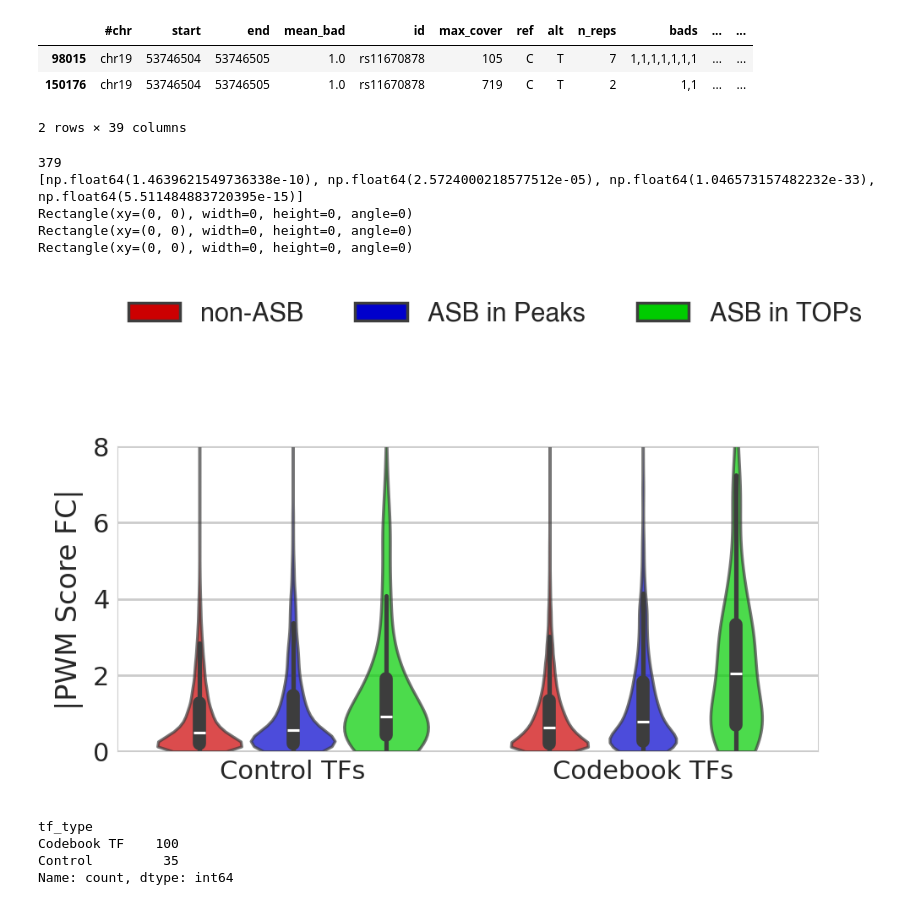
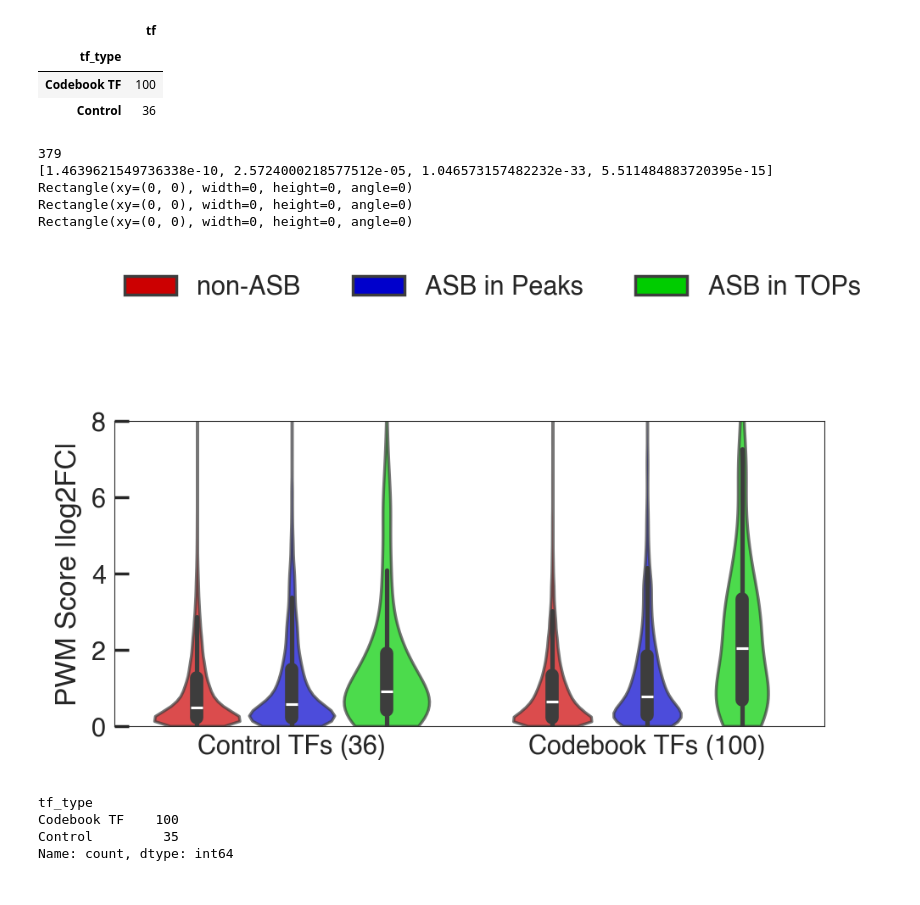
Before and after one commit to autosome-ru/perspectives-on-codebook-allele-specificity, a Jupyter notebook: AS_CHS_GHTS/notebooks/02_TOP_analysis_plot.ipynb, the cells around one changed output. Saved outputs shown, nothing was run; the diff lists cells and outputs as text; code cells hidden in the pictures.

```diff
--- a/AS_CHS_GHTS/notebooks/02_TOP_analysis_plot.ipynb
+++ b/AS_CHS_GHTS/notebooks/02_TOP_analysis_plot.ipynb
@@ -87,11 +87,11 @@ df.query('fdr_comb_pval < 0.05 & top').groupby('id').count().sort_values(by='sta
 10 rows × 38 columns
 # %%
-df.query('id == "rs11670878" & fdr_comb_pval < 0.05')
+df[['tf', 'tf_type']].drop_duplicates().groupby('tf_type').count()
 # %% [output]
-|  | #chr | start | end | mean_bad | id | max_cover | ref | alt | n_reps | bads | ... | ... |
-| 98015 | chr19 | 53746504 | 53746505 | 1.0 | rs11670878 | 105 | C | T | 7 | 1,1,1,1,1,1,1 | ... | ... |
-| 150176 | chr19 | 53746504 | 53746505 | 1.0 | rs11670878 | 719 | C | T | 2 | 1,1 | ... | ... |
+|  | tf |
+| tf_type |  |
+| Codebook TF | 100 |
+| Control | 36 |
-2 rows × 39 columns
 # %%
 from scipy.stats import mannwhitneyu
 
@@ -132,9 +132,10 @@ for tftype in order:
     pvalues.append(compare(mini_dfs[1], mini_dfs[2], tftype))
 print(pvalues)
 maxi_df = pd.concat(mini_dfs, ignore_index=True)
+maxi_df.to_csv('raw_figure_tables/b.tsv', sep='\t', index=False)
 
 y_var = ['comb_es', 'Effect Size']
-y_var = ['motif_fc', '|PWM Score FC|']
+y_var = ['motif_fc', 'PWM Score |log2FC|']
 plt.ylim([0, 8])
 viol = sns.violinplot(
     data=maxi_df,
@@ -142,36 +143,36 @@ viol = sns.violinplot(
     y=y_var[0],
     hue='tag',
     ax=ax,
     order=order,
     hue_order=tags_order,
     gap=0.1,
     zorder=2,
     #fliersize=0,
     cut=0,
     palette=palette,
     saturation=1,
 )
 for violin in (viol.collections):
     violin.set_alpha(0.7)
     bbox = violin.get_tightbbox()
 
 
 for patch, pvalue in zip(viol.patches, pvalues):
     print(patch)
-plt.xticks([0, 1], labels=['Control TFs', 'Codebook TFs'])
+plt.xticks([0, 1], labels=['Control TFs (36)', 'Codebook TFs (100)'])
 ax.tick_params(axis="y", direction="in")
 ax.tick_params(axis="x", direction="in", length=0)
 ax.set_ylabel(y_var[1])
 ax.set_xlabel(None)
 plt.legend(frameon=False, loc=[0, 1.36], ncol=3)
 plt.savefig('figures/peaks_es.pdf', bbox_inches='tight')
 # %% [output]
 379
-[np.float64(1.4639621549736338e-10), np.float64(2.5724000218577512e-05), np.float64(1.046573157482232e-33), np.float64(5.511484883720395e-15)]
+[1.4639621549736338e-10, 2.5724000218577512e-05, 1.046573157482232e-33, 5.511484883720395e-15]
 Rectangle(xy=(0, 0), width=0, height=0, angle=0)
 Rectangle(xy=(0, 0), width=0, height=0, angle=0)
 Rectangle(xy=(0, 0), width=0, height=0, angle=0)
-[figure, old version]
+[figure, new version]
 # %%
 maxi_df[['tf', 'tf_type']].drop_duplicates()['tf_type'].value_counts()
 # %% [output]
```
Also changed, not shown: parts of 1 cell of this notebook, 22 other files.
